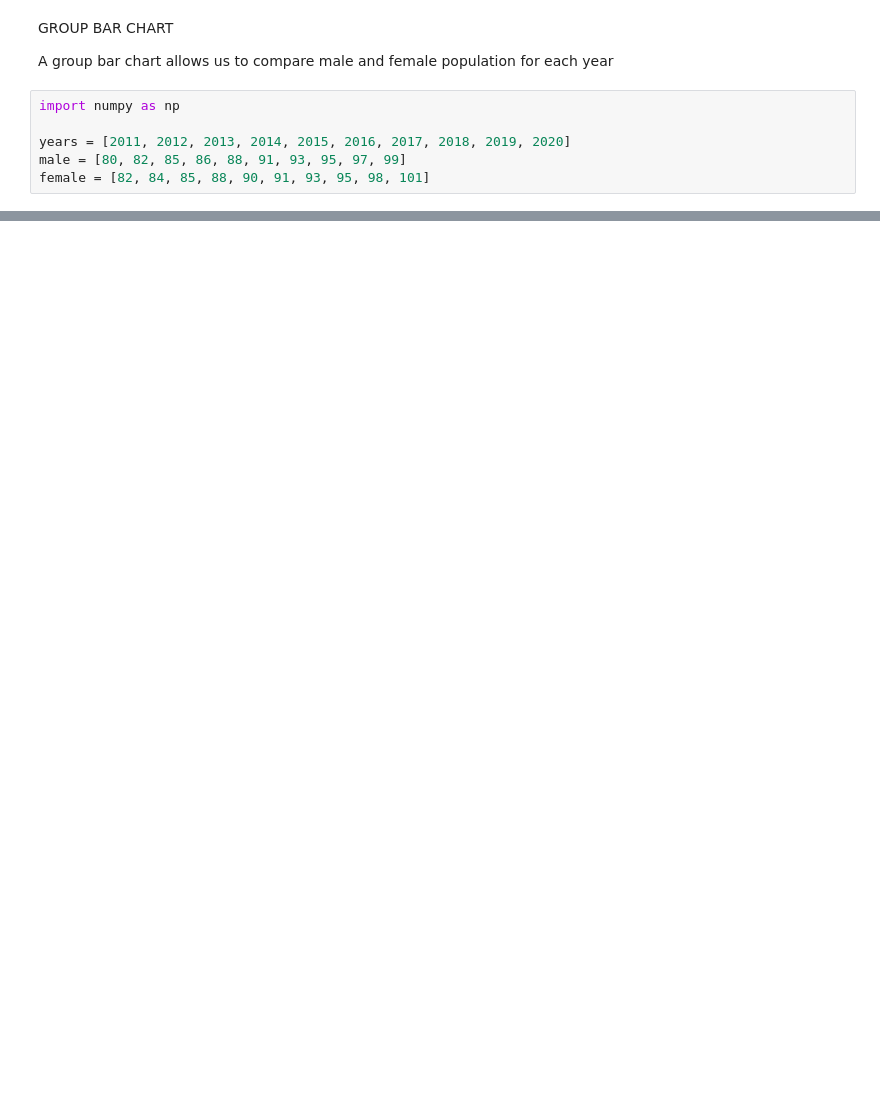
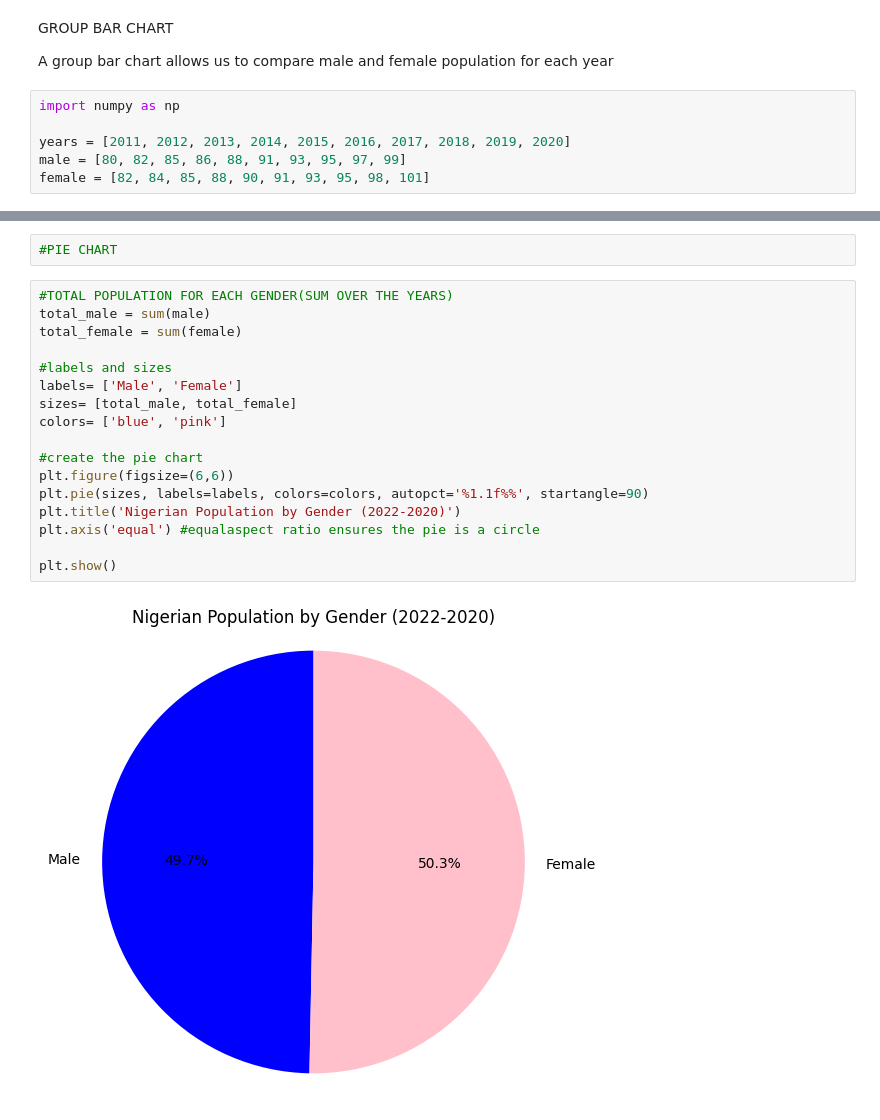
Before and after one commit to ElizabethOgbee/Data-Analytics-Python, a Jupyter notebook: pandas/zmatlip1_intro.ipynb, the cells around one changed output, grey strips where cells are left out. Drawn from its saved outputs; the diff is of its cells as text; blank space fills up the shorter version.

```diff
--- a/pandas/zmatlip1_intro.ipynb
+++ b/pandas/zmatlip1_intro.ipynb
@@ -109,3 +145,24 @@ plt.grid(axis='y', linestyle='--', alpha=0.7)
 plt.show()
 # %% [output]
 [figure]
+# %%
+#PIE CHART
+# %%
+#TOTAL POPULATION FOR EACH GENDER(SUM OVER THE YEARS)
+total_male = sum(male)
+total_female = sum(female)
+
+#labels and sizes
+labels= ['Male', 'Female']
+sizes= [total_male, total_female]
+colors= ['blue', 'pink']
+
+#create the pie chart
+plt.figure(figsize=(6,6))
+plt.pie(sizes, labels=labels, colors=colors, autopct='%1.1f%%', startangle=90)
+plt.title('Nigerian Population by Gender (2022-2020)')
+plt.axis('equal') #equalaspect ratio ensures the pie is a circle
+
+plt.show()
+# %% [output]
+[figure, added]
```
Also changed, not shown: parts of 6 cells of this notebook.
